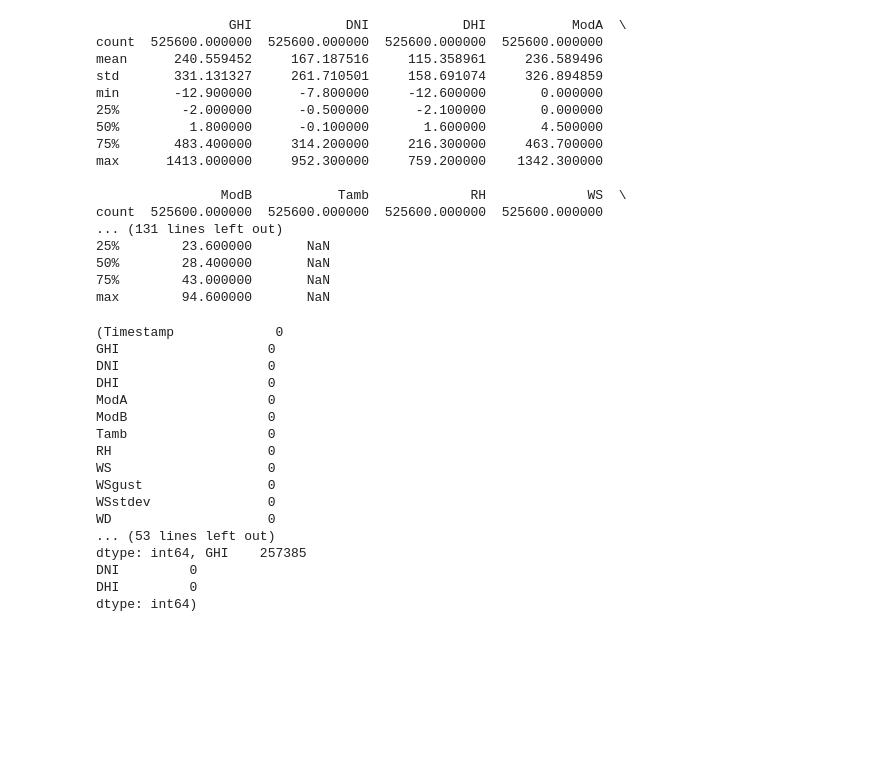
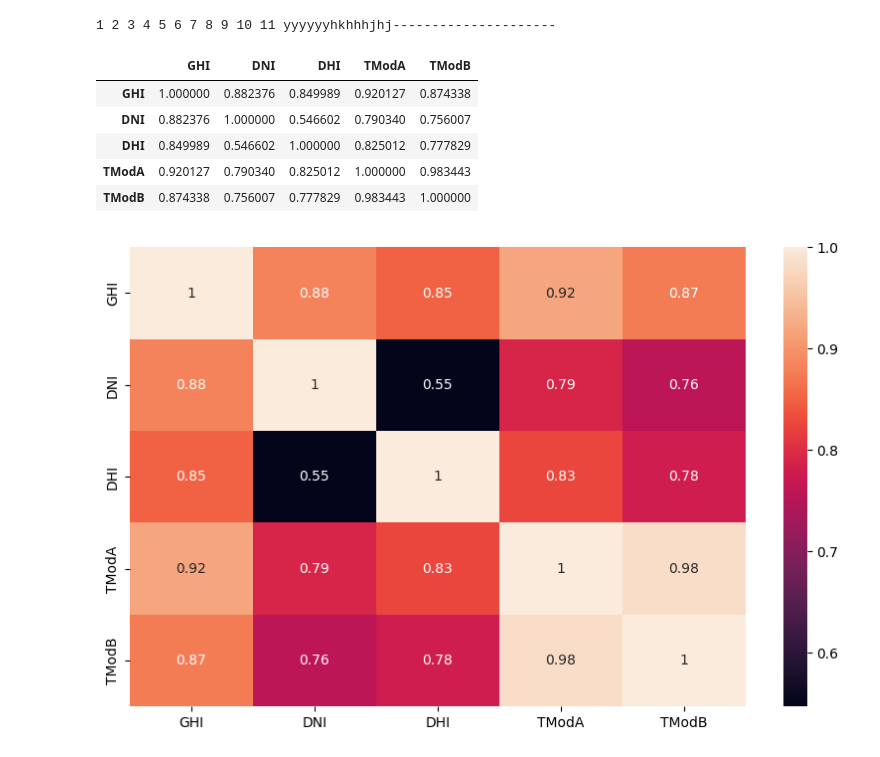
Before and after one commit to wolderufael/solar_raiation_EDA_week0, a Jupyter notebook: notebooks/EDA.ipynb, the cells around one changed output. Cells and saved outputs as stored; diff of their text form; code cells hidden in the pictures; blank space fills up the shorter version.

Commit message:
line plot and correlation heatmap

```diff
--- a/notebooks/EDA.ipynb
+++ b/notebooks/EDA.ipynb
@@ -16,47 +27,0 @@ df_togo =pd.read_csv('data/togo-dapaong_qc.csv')
-# %%
-#summary statistics of each column of each region
-print(summary_statistics(df_benin))
-print(summary_statistics(df_sierraleone))
-print(summary_statistics(df_togo))
-# %% [output]
-                 GHI            DNI            DHI           ModA  \
-count  525600.000000  525600.000000  525600.000000  525600.000000
-mean      240.559452     167.187516     115.358961     236.589496
-std       331.131327     261.710501     158.691074     326.894859
-min       -12.900000      -7.800000     -12.600000       0.000000
-25%        -2.000000      -0.500000      -2.100000       0.000000
-50%         1.800000      -0.100000       1.600000       4.500000
-75%       483.400000     314.200000     216.300000     463.700000
-max      1413.000000     952.300000     759.200000    1342.300000
-
-                ModB           Tamb             RH             WS  \
-count  525600.000000  525600.000000  525600.000000  525600.000000
-... (131 lines left out)
-25%        23.600000       NaN
-50%        28.400000       NaN
-75%        43.000000       NaN
-max        94.600000       NaN
-# %%
-#data quality check
-#missing values,negative values(that should be positive) in each region
-print(data_quality_check(df_benin))
-print(data_quality_check(df_sierraleone))
-print(data_quality_check(df_togo))
-# %% [output]
-(Timestamp             0
-GHI                   0
-DNI                   0
-DHI                   0
-ModA                  0
-ModB                  0
-Tamb                  0
-RH                    0
-WS                    0
-WSgust                0
-WSstdev               0
-WD                    0
-... (53 lines left out)
-dtype: int64, GHI    257385
-DNI         0
-DHI         0
-dtype: int64)
@@ -62,0 +37,11 @@ dtype: int64)
+# %%
+correlation(df_benin)
+# %% [output]
+1 2 3 4 5 6 7 8 9 10 11 yyyyyyhkhhhjhj---------------------
+|  | GHI | DNI | DHI | TModA | TModB |
+| GHI | 1.000000 | 0.882376 | 0.849989 | 0.920127 | 0.874338 |
+| DNI | 0.882376 | 1.000000 | 0.546602 | 0.790340 | 0.756007 |
+| DHI | 0.849989 | 0.546602 | 1.000000 | 0.825012 | 0.777829 |
+| TModA | 0.920127 | 0.790340 | 0.825012 | 1.000000 | 0.983443 |
+| TModB | 0.874338 | 0.756007 | 0.777829 | 0.983443 | 1.000000 |
+[figure, added]
```
Also changed, not shown: parts of 4 cells of this notebook, 2 other files.
